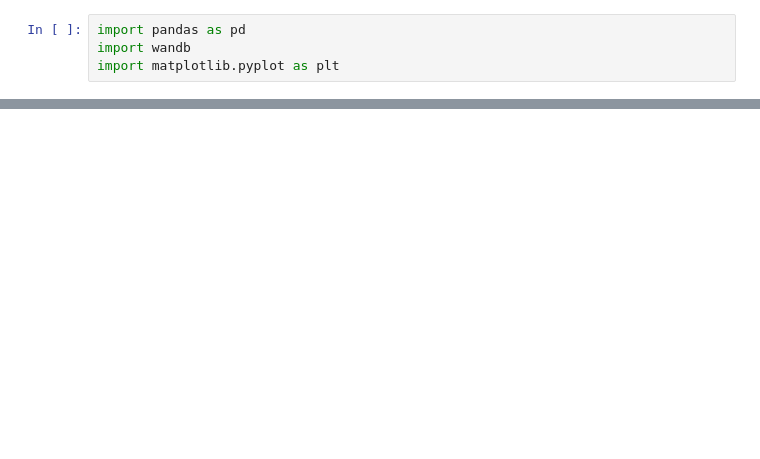
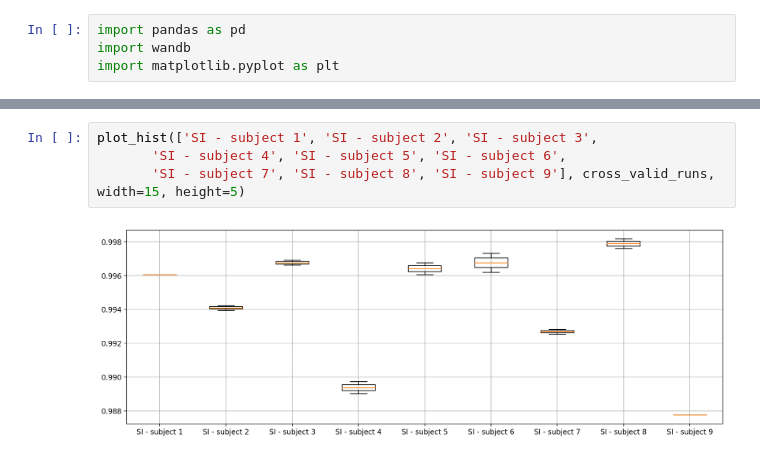
Before and after one commit to sashalikesplanes/ho-classifier, a Jupyter notebook: AccuracyVisualization.ipynb, the cells around one changed output, grey strips where cells are left out. Saved outputs shown, nothing was run; the diff lists cells and outputs as text; blank space fills up the shorter version.

```diff
--- a/AccuracyVisualization.ipynb
+++ b/AccuracyVisualization.ipynb
@@ -41,0 +40,6 @@ runs_df = pd.DataFrame({
+# %%
+plot_hist(['SI - subject 1', 'SI - subject 2', 'SI - subject 3',
+       'SI - subject 4', 'SI - subject 5', 'SI - subject 6',
+       'SI - subject 7', 'SI - subject 8', 'SI - subject 9'], cross_valid_runs, width=15, height=5)
+# %% [output]
+[figure, added]
```
Also changed, not shown: parts of 23 cells of this notebook.
